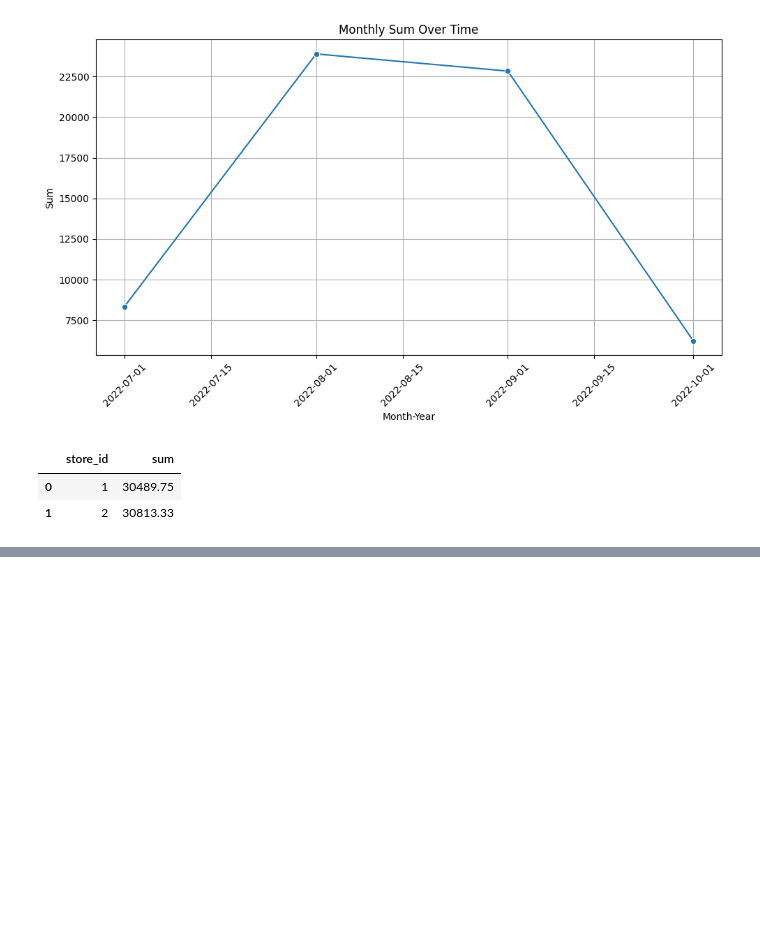
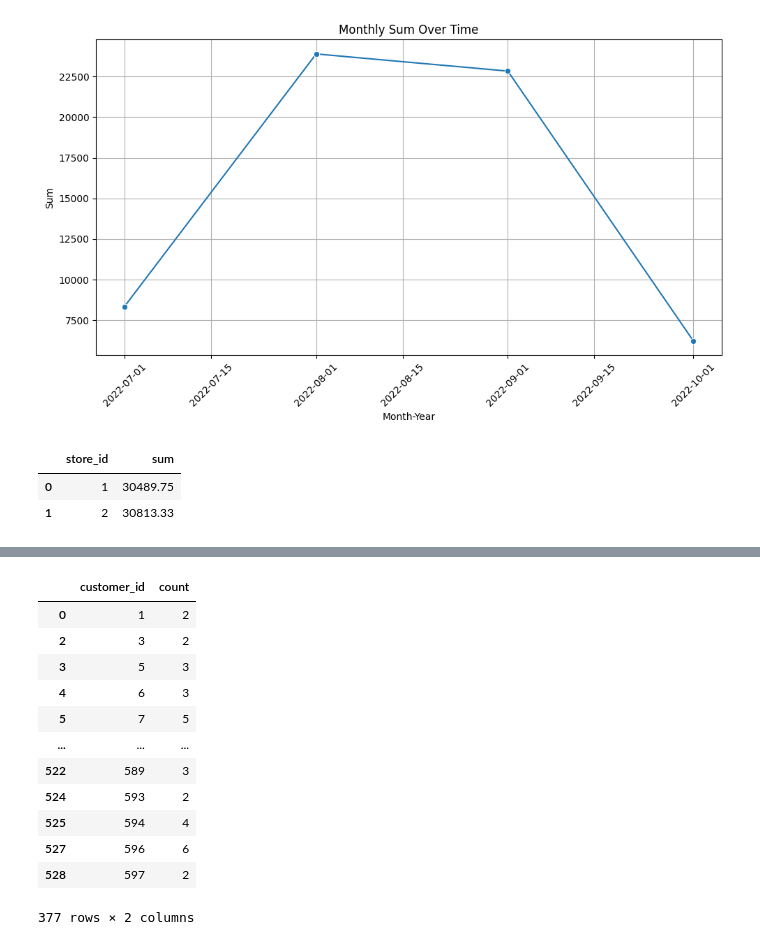
Before and after one commit to dor-lamberski/SAKILA1, a Jupyter notebook: sakila_drill.ipynb, the cells around one changed output, grey strips where cells are left out. Drawn from its saved outputs; the diff is of its cells as text; code cells hidden in the pictures; blank space fills up the shorter version.

```diff
--- a/sakila_drill.ipynb
+++ b/sakila_drill.ipynb
@@ -355,0 +295,18 @@ hello
+# %%
+movie_dont_return_by_cus= customer_dont_return.groupby([ 'customer_id'])['rental_id'].count().reset_index(name='count')
+df_count_bad_cus=movie_dont_return_by_cus[movie_dont_return_by_cus['count']>1]
+df_count_bad_cus
+# %% [output]
+|  | customer_id | count |
+| 0 | 1 | 2 |
+| 2 | 3 | 2 |
+| 3 | 5 | 3 |
+| 4 | 6 | 3 |
+| 5 | 7 | 5 |
+| ... | ... | ... |
+| 522 | 589 | 3 |
+| 524 | 593 | 2 |
+| 525 | 594 | 4 |
+| 527 | 596 | 6 |
+| 528 | 597 | 2 |
+377 rows × 2 columns
```
Also changed, not shown: parts of 27 cells of this notebook.
